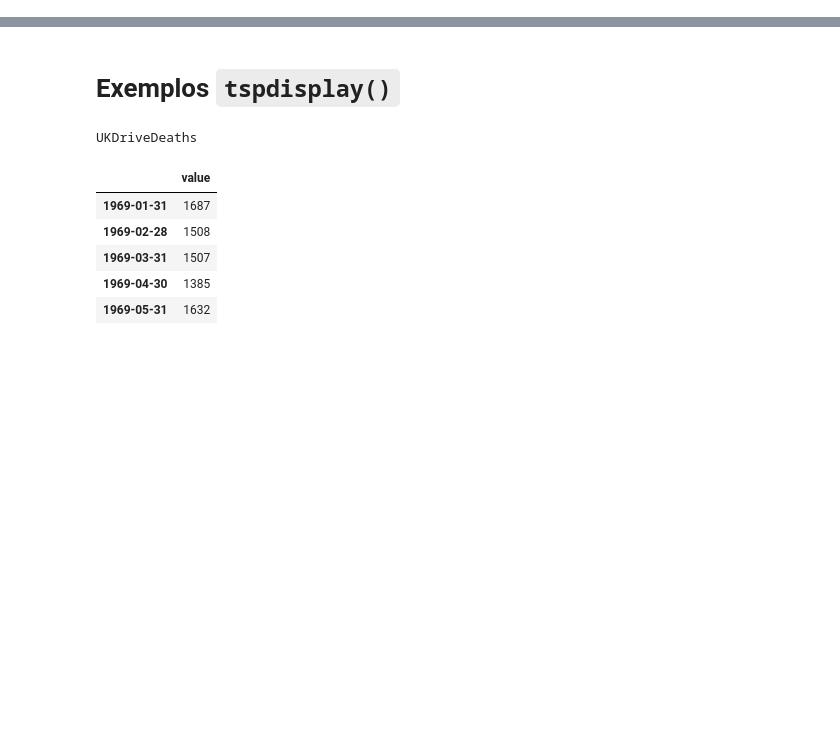
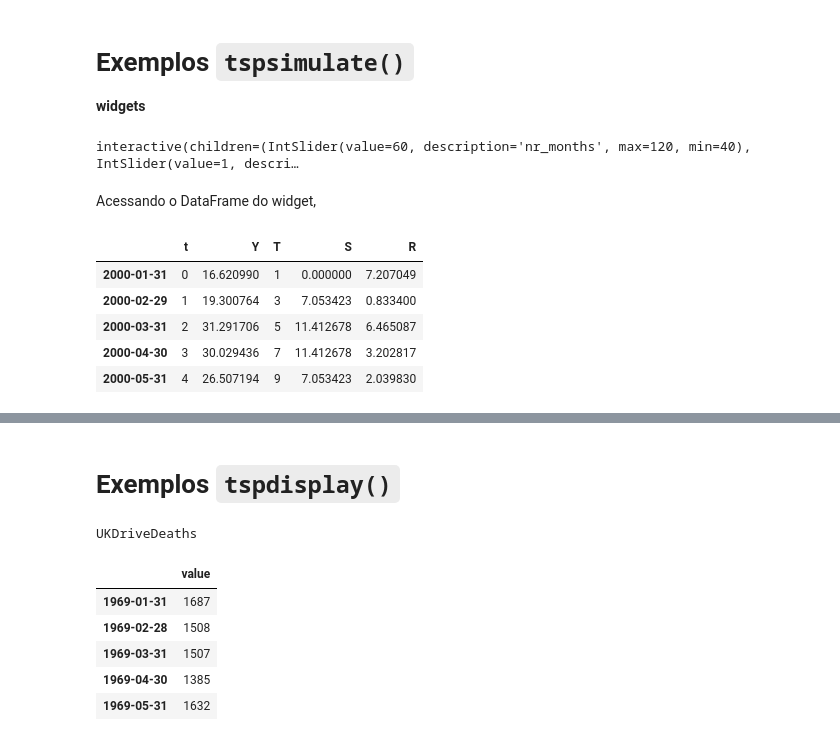
Before and after one commit to Rogerio-mack/Temporal, a Jupyter notebook: tsp_utils.ipynb, the cells around one changed output, grey strips where cells are left out. Cells and saved outputs as stored; diff of their text form; code cells hidden in the pictures; blank space fills up the shorter version.

```diff
--- a/tsp_utils.ipynb
+++ b/tsp_utils.ipynb
@@ -84,0 +140,19 @@ def tspdecompose(df,model='additive',title=None):
+# %% [markdown]
+# Exemplos `tspsimulate()`
+
+**widgets**
+# %%
+tspsimulate_ts
+# %% [output]
+interactive(children=(IntSlider(value=60, description='nr_months', max=120, min=40), IntSlider(value=1, descri…
+# %% [markdown]
+Acessando o DataFrame do widget,
+# %%
+ts1.head()
+# %% [output]
+|  | t | Y | T | S | R |
+| 2000-01-31 | 0 | 16.620990 | 1 | 0.000000 | 7.207049 |
+| 2000-02-29 | 1 | 19.300764 | 3 | 7.053423 | 0.833400 |
+| 2000-03-31 | 2 | 31.291706 | 5 | 11.412678 | 6.465087 |
+| 2000-04-30 | 3 | 30.029436 | 7 | 11.412678 | 3.202817 |
+| 2000-05-31 | 4 | 26.507194 | 9 | 7.053423 | 2.039830 |
```
Also changed, not shown: parts of 4 cells of this notebook.
